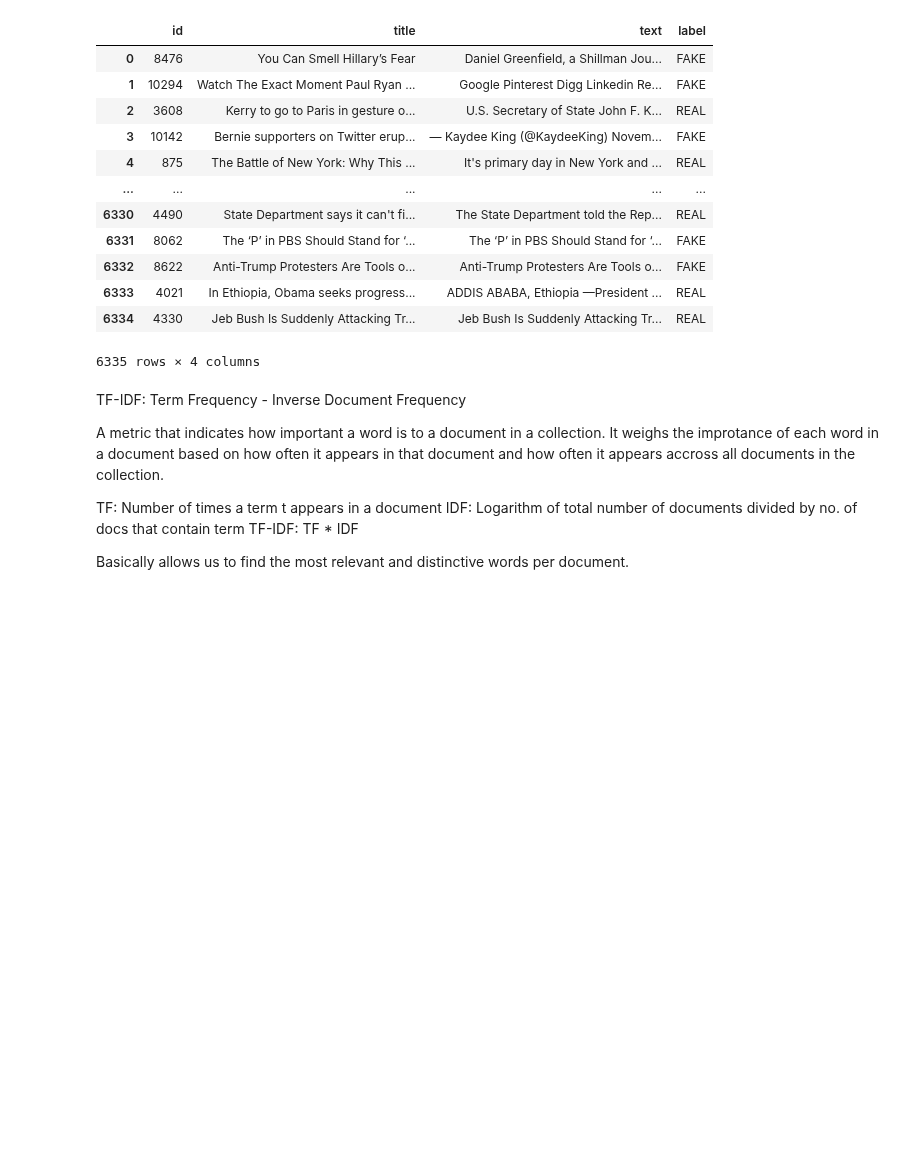
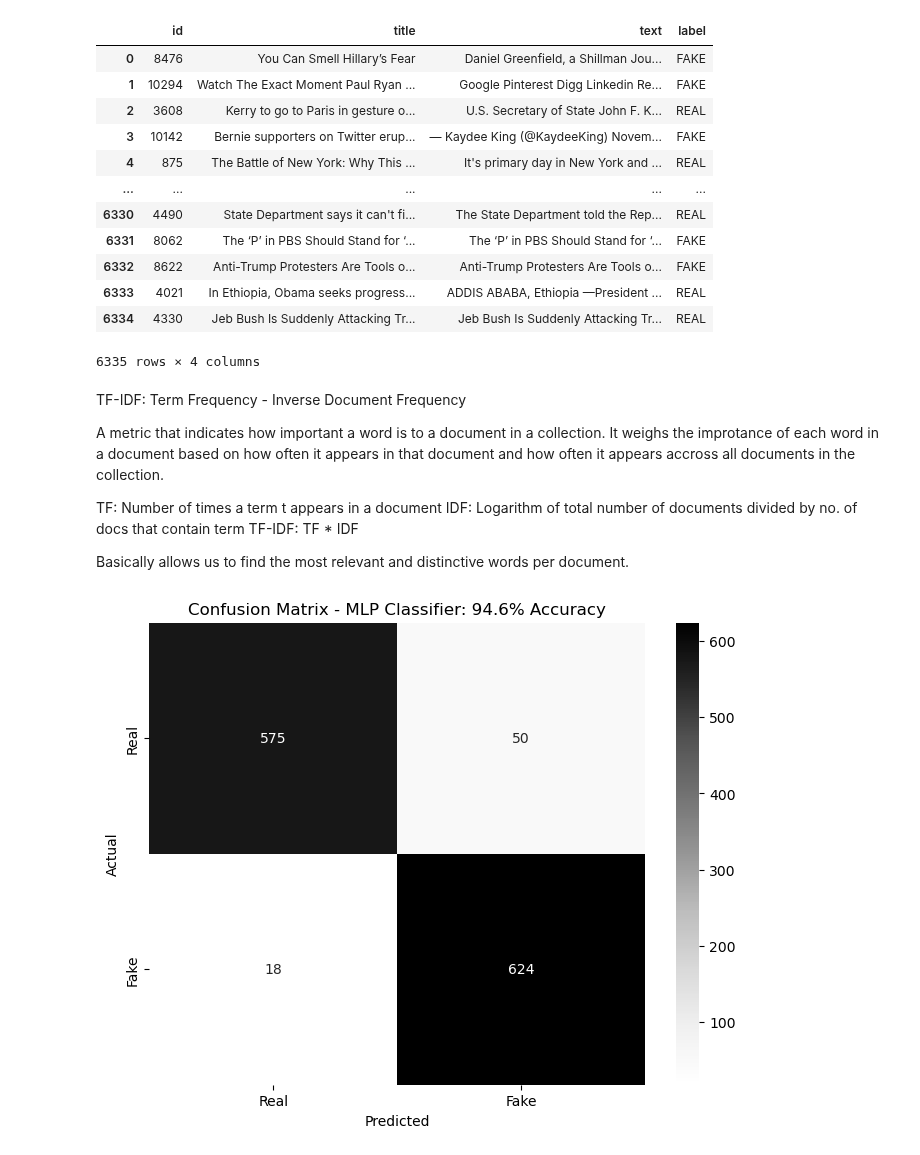
Before and after one commit to SharmaArpit956/Fake-News-Detection, a Jupyter notebook: Fake News Detection.ipynb, the cells around one changed output. Saved outputs shown, nothing was run; the diff lists cells and outputs as text; code cells hidden in the pictures; blank space fills up the shorter version.

```diff
--- a/Fake News Detection.ipynb
+++ b/Fake News Detection.ipynb
@@ -137,6 +138,39 @@ def draw_confuion_matrix(title, cmap_choice, score, actual, predictions):
     # plt.show()
 
     return TP_percent, TN_percent, FP_percent, FN_percent
+# %%
+from sklearn.neural_network import MLPClassifier
+import time
+import pickle
+import sys
+
+# Define the model with different hidden layer sizes
+model_name = "MLP Classifier"
+color = model_info[model_name]['color']
+mlp_clf = MLPClassifier(hidden_layer_sizes=(150, 100, 50), activation='relu', solver='adam')  # Three hidden layers with 150, 100, and 50 neurons
+
+# Train the model
+start_time = time.time()
+mlp_clf.fit(X_train_vectorized, y_train)
+training_time = time.time() - start_time
+
+# Evaluate the model
+score = mlp_clf.score(X_test_vectorized, y_test) * 100
+predictions = mlp_clf.predict(X_test_vectorized)
+model_size = sys.getsizeof(pickle.dumps(mlp_clf))
+
+# Draw the confusion matrix and update model info
+tp, tn, fp, fn = draw_confuion_matrix(model_name, color, score, y_test, predictions)
+
+model_info[model_name]['Accuracy'] = score
+model_info[model_name]['TP'] = tp
+model_info[model_name]['TN'] = tn
+model_info[model_name]['FP'] = fp
+model_info[model_name]['FN'] = fn
+model_info[model_name]['Training Time'] = training_time
+model_info[model_name]['Size'] = model_size
+# %% [output]
+[figure, added]
 # %%
 from sklearn.model_selection import GridSearchCV
 from sklearn.pipeline import Pipeline
```
Also changed, not shown: parts of 9 cells of this notebook.
